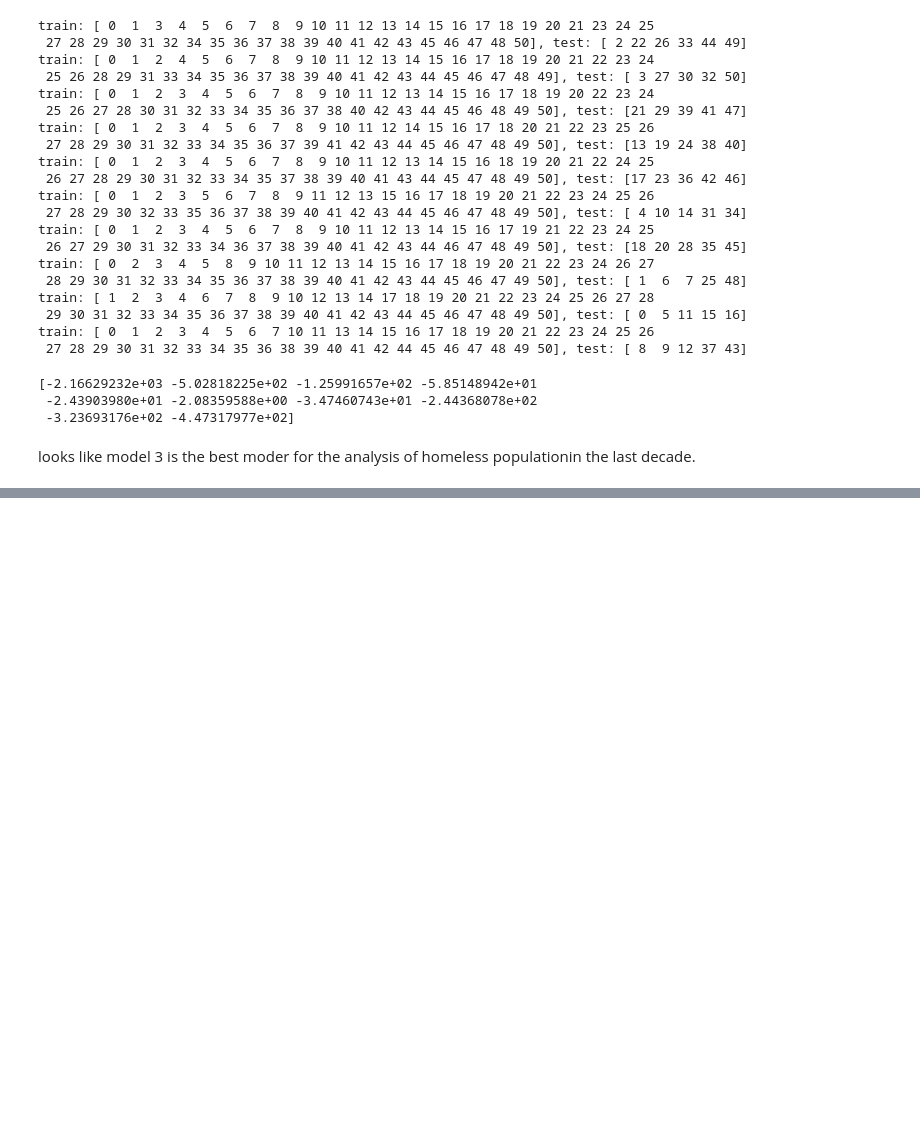
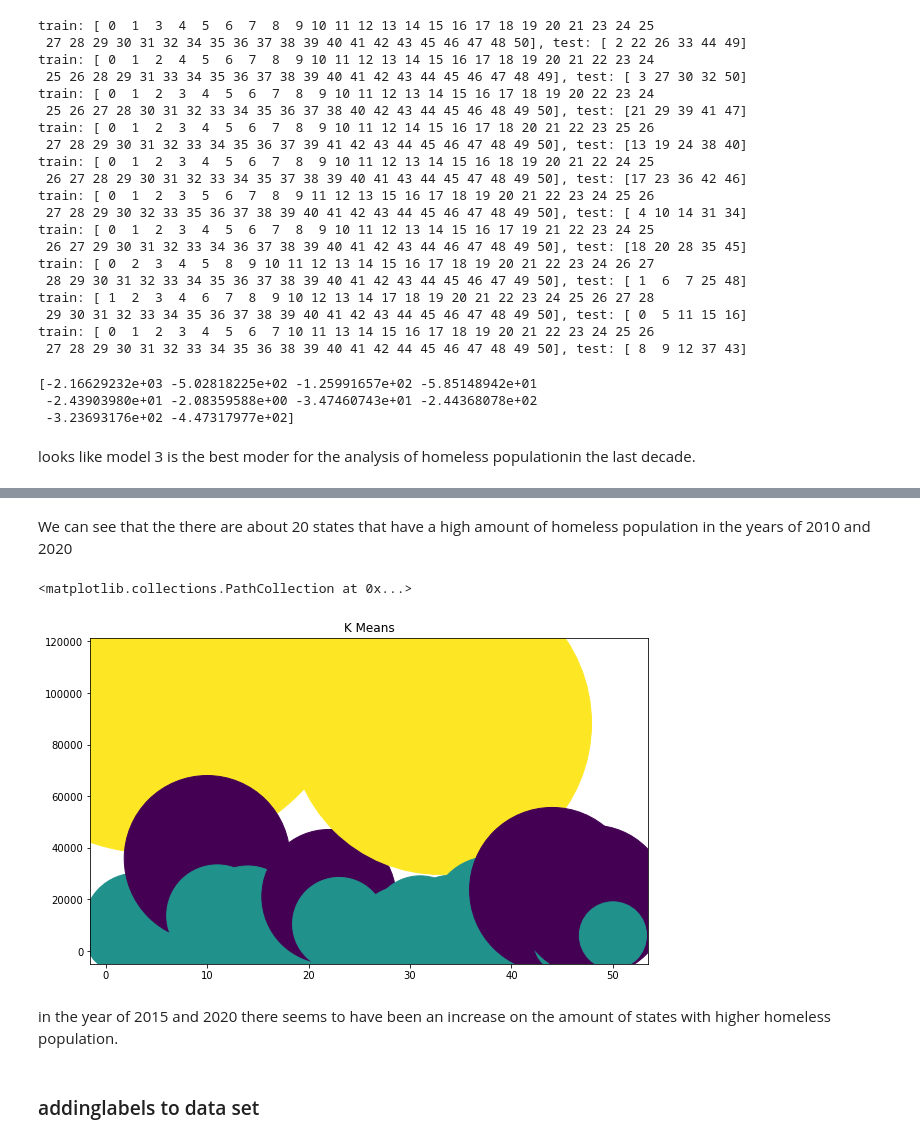
Before and after one commit to JSells96/HomelessnessGroupProject, a Jupyter notebook: Code/Python Language/Hanyury's machine learning .ipynb, the cells around one changed output, grey strips where cells are left out. Cells and saved outputs as stored; diff of their text form; code cells hidden in the pictures; blank space fills up the shorter version.

```diff
--- a/Code/Python Language/Hanyury's machine learning .ipynb
+++ b/Code/Python Language/Hanyury's machine learning .ipynb
@@ -154,0 +178,13 @@ looks like model 3 is the best moder for the analysis of homeless populationin t
+# %% [markdown]
+We can see that the there are about 20 states that have a high amount of homeless population in the years of 2010 and 2020
+# %%
+plt.figure(figsize=(10,6))
+plt.title('K Means')
+plt.scatter(homelesspop1['States'], homelesspop1['pop_total2015'],homelesspop1['pop_total2020'], c=kmeans.labels_, cmap='viridis')
+# %% [output]
+<matplotlib.collections.PathCollection at 0x...>
+[figure, added]
+# %% [markdown]
+in the year of 2015 and 2020 there seems to have been an increase on the amount of states with higher homeless population.
+# %% [markdown]
+### addinglabels to data set
```
Also changed, not shown: parts of 36 cells of this notebook.
